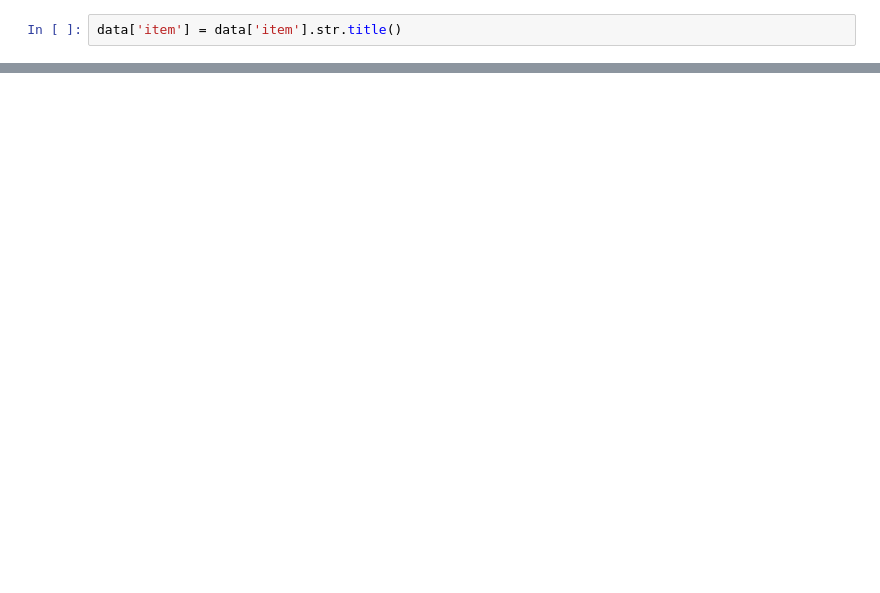
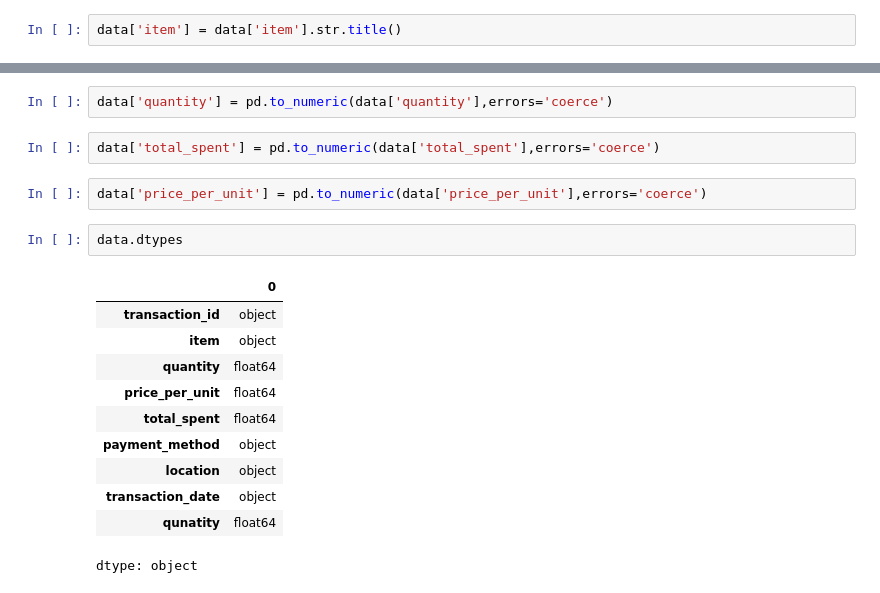
Before and after one commit to gauravvxv/cafe-sales, a Jupyter notebook: notebook/cafe_data.ipynb, the cells around one changed output, grey strips where cells are left out. Saved outputs shown, nothing was run; the diff lists cells and outputs as text; blank space fills up the shorter version.

```diff
--- a/notebook/cafe_data.ipynb
+++ b/notebook/cafe_data.ipynb
@@ -198,3 +186,23 @@ np.int64(138)
+# %%
+data['quantity'] = pd.to_numeric(data['quantity'],errors='coerce')
+# %%
+data['total_spent'] = pd.to_numeric(data['total_spent'],errors='coerce')
+# %%
+data['price_per_unit'] = pd.to_numeric(data['price_per_unit'],errors='coerce')
+# %%
+data.dtypes
+# %% [output]
+|  | 0 |
+| transaction_id | object |
+| item | object |
+| quantity | float64 |
+| price_per_unit | float64 |
+| total_spent | float64 |
+| payment_method | object |
+| location | object |
+| transaction_date | object |
+| qunatity | float64 |
+dtype: object
 # %%
 data.head()
 # %% [output]
```
Also changed, not shown: parts of 8 cells of this notebook.
